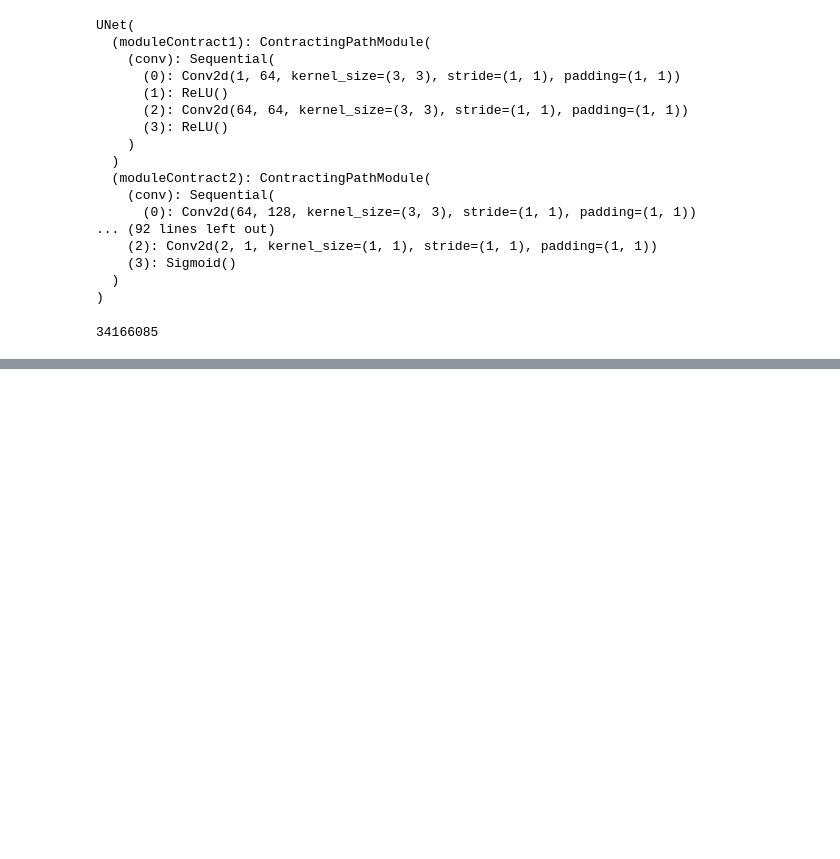
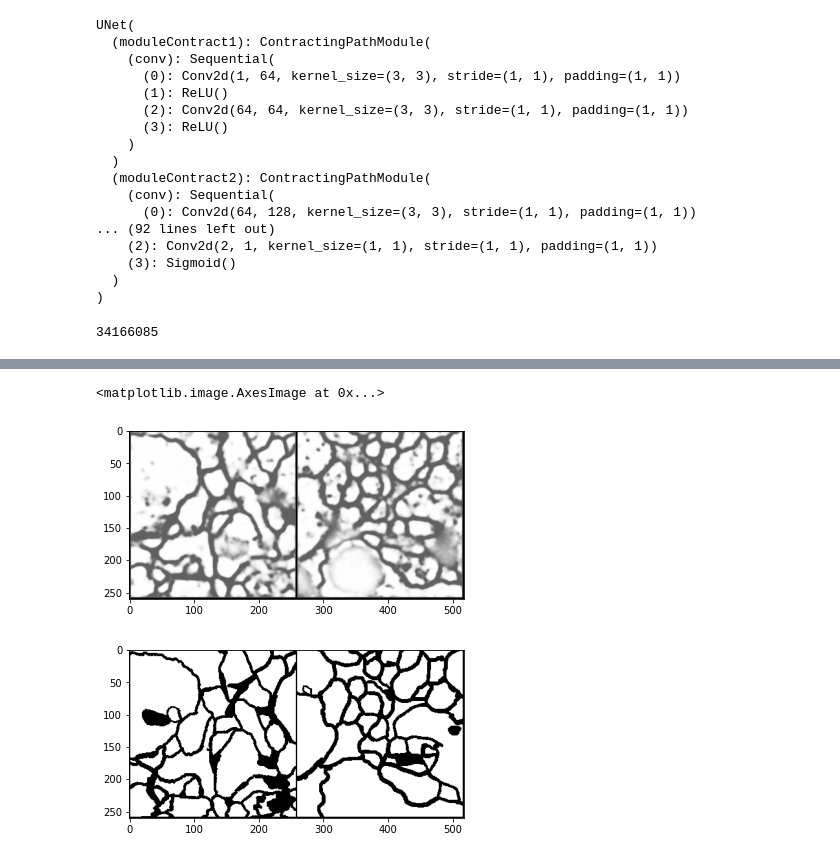
Before and after one commit to nguyen1312/vinbrain-internship, a Jupyter notebook: Week_1/1.SIIM_dataset_UNet/segmentation_with_Unet.ipynb, the cells around one changed output, grey strips where cells are left out. Drawn from its saved outputs; the diff is of its cells as text; code cells hidden in the pictures; blank space fills up the shorter version.

```diff
--- a/Week_1/1.SIIM_dataset_UNet/segmentation_with_Unet.ipynb
+++ b/Week_1/1.SIIM_dataset_UNet/segmentation_with_Unet.ipynb
@@ -80,3 +82,11 @@ def make_datapath_list(phase = "train"):
     for path in glob.glob(target_path):
         path_list.append(path)
     return sorted(path_list)
+# %%
+def make_datapath_list_1(mode = "image"):
+    rootpath = "./Dataset/membrane/train/"
+    target_path = osp.join(rootpath + mode + "/*.png")
+    path_list = []
+    for path in glob.glob(target_path):
+        path_list.append(path)
+    return sorted(path_list)
@@ -479,0 +546,21 @@ plt.imshow(mask.view(256, 256), cmap='gray')
+# %%
+# print(train_dataset_1.__len__())
+img, mask = next(iter(train_dataloader_1))
+img = img.to(device = device, dtype = torch.float32)
+answer = net(img)
+answer = answer.type(torch.float)
+
+# print((answer))
+# print(mask)
+
+grid_img = torchvision.utils.make_grid(answer, nrow=4)
+plt.figure()
+plt.imshow(grid_img.detach().cpu().permute(1, 2, 0))
+
+grid_img = torchvision.utils.make_grid(mask, nrow=4)
+plt.figure()
+plt.imshow(grid_img.permute(1, 2, 0))
+# %% [output]
+<matplotlib.image.AxesImage at 0x...>
+[figure, added]
+[figure, added]
```
Also changed, not shown: parts of 22 cells of this notebook.
